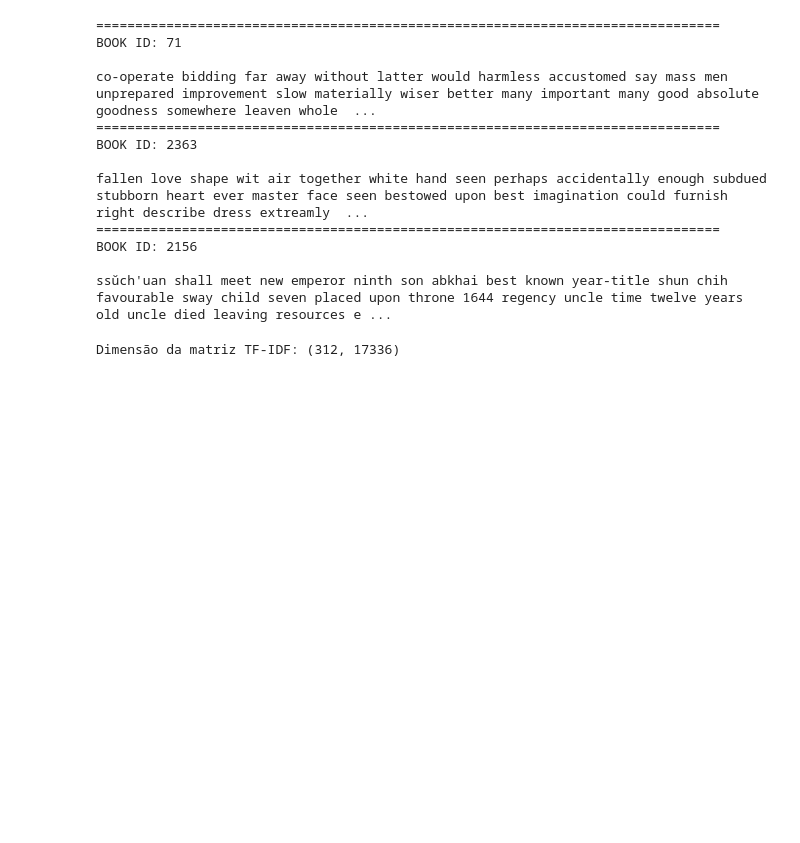
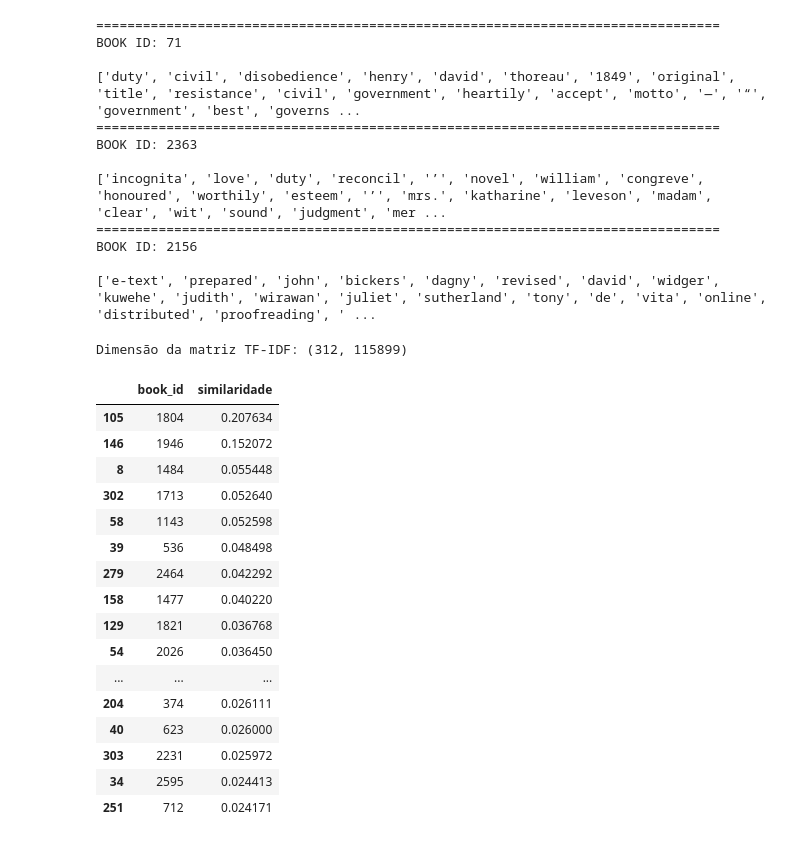
Before and after one commit to marcelliharbs/literary-genre-classifier, a Jupyter notebook: tfidf.ipynb, the cells around one changed output. Cells and saved outputs as stored; diff of their text form; code cells hidden in the pictures; blank space fills up the shorter version.

```diff
--- a/tfidf.ipynb
+++ b/tfidf.ipynb
@@ -22,35 +20,24 @@ for i in range(3):
     print("=" * 80)
     print(f"BOOK ID: {df.loc[i, 'book_id']}")
     print()
-    print(df.loc[i, "texto"])
+    print(df.loc[i, "tokens_clean"])
 # %% [output]
 ================================================================================
 BOOK ID: 71
 
-co-operate bidding far away without latter would harmless accustomed say mass men unprepared improvement slow materially wiser better many important many good absolute goodness somewhere leaven whole  ...
+['duty', 'civil', 'disobedience', 'henry', 'david', 'thoreau', '1849', 'original', 'title', 'resistance', 'civil', 'government', 'heartily', 'accept', 'motto', '—', '“', 'government', 'best', 'governs ...
 ================================================================================
 BOOK ID: 2363
 
-fallen love shape wit air together white hand seen perhaps accidentally enough subdued stubborn heart ever master face seen bestowed upon best imagination could furnish right describe dress extreamly  ...
+['incognita', 'love', 'duty', 'reconcil', '’', 'novel', 'william', 'congreve', 'honoured', 'worthily', 'esteem', '’', 'mrs.', 'katharine', 'leveson', 'madam', 'clear', 'wit', 'sound', 'judgment', 'mer ...
 ================================================================================
 BOOK ID: 2156
 
-ssŭch'uan shall meet new emperor ninth son abkhai best known year-title shun chih favourable sway child seven placed upon throne 1644 regency uncle time twelve years old uncle died leaving resources e ...
+['e-text', 'prepared', 'john', 'bickers', 'dagny', 'revised', 'david', 'widger', 'kuwehe', 'judith', 'wirawan', 'juliet', 'sutherland', 'tony', 'de', 'vita', 'online', 'distributed', 'proofreading', ' ...
 # %%
-from sklearn.feature_extraction.text import TfidfVectorizer
-
-# Garante que não existam valores nulos
-df["texto"] = (
-    df["texto"]
-    .fillna("")
-    .astype(str)
-)
-
 vectorizer = TfidfVectorizer()
 
-X_tfidf = vectorizer.fit_transform(
-    df["texto"]
-)
+X_tfidf = vectorizer.fit_transform(df["texto_tfidf"])
 
 print("Dimensão da matriz TF-IDF:", X_tfidf.shape)
 
@@ -58,4 +45,46 @@ print("Dimensão da matriz TF-IDF:", X_tfidf.shape)
 # resultando em uma matriz com dimensões de 312 linhas (livros) por 17.336 colunas
 # (termos/palavras únicas).
 # %% [output]
-Dimensão da matriz TF-IDF: (312, 17336)
+Dimensão da matriz TF-IDF: (312, 115899)
+# %%
+def buscar(consulta, quantidade=10):
+    consulta_tfidf = vectorizer.transform([consulta])
+
+    similaridades = cosine_similarity(
+        consulta_tfidf,
+        X_tfidf
+    ).flatten()
+
+    indices = similaridades.argsort()[::-1]
+
+    resultados = df.iloc[indices[:quantidade]].copy()
+    resultados["similaridade"] = similaridades[indices[:quantidade]]
+
+    return resultados
+# %%
+resultados = buscar(
+    "war politics",
+    quantidade=20
+)
+
+resultados[
+    ["book_id", "similaridade"]
+]
+# %% [output]
+|  | book_id | similaridade |
+| 105 | 1804 | 0.207634 |
+| 146 | 1946 | 0.152072 |
+| 8 | 1484 | 0.055448 |
+| 302 | 1713 | 0.052640 |
+| 58 | 1143 | 0.052598 |
+| 39 | 536 | 0.048498 |
+| 279 | 2464 | 0.042292 |
+| 158 | 1477 | 0.040220 |
+| 129 | 1821 | 0.036768 |
+| 54 | 2026 | 0.036450 |
+| ... | ... | ... |
+| 204 | 374 | 0.026111 |
+| 40 | 623 | 0.026000 |
+| 303 | 2231 | 0.025972 |
+| 34 | 2595 | 0.024413 |
+| 251 | 712 | 0.024171 |
```
Also changed, not shown: parts of 2 cells of this notebook, 2 other files.
